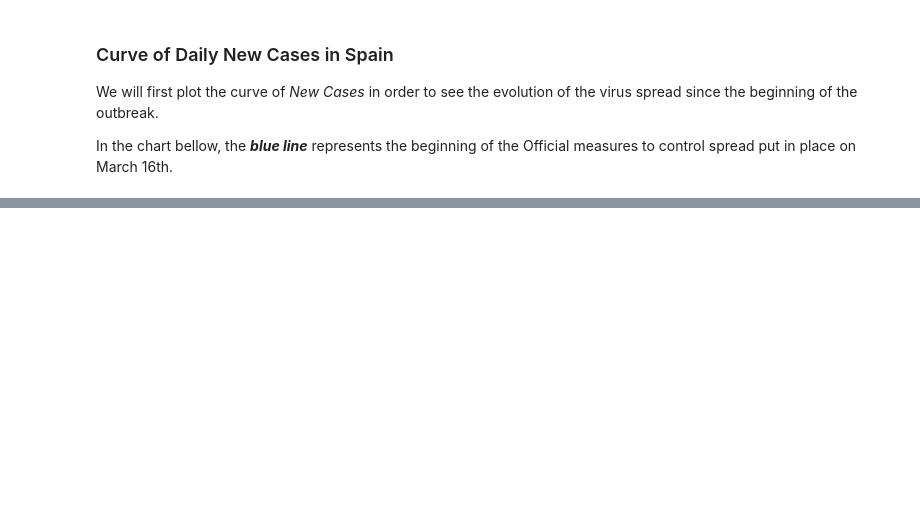
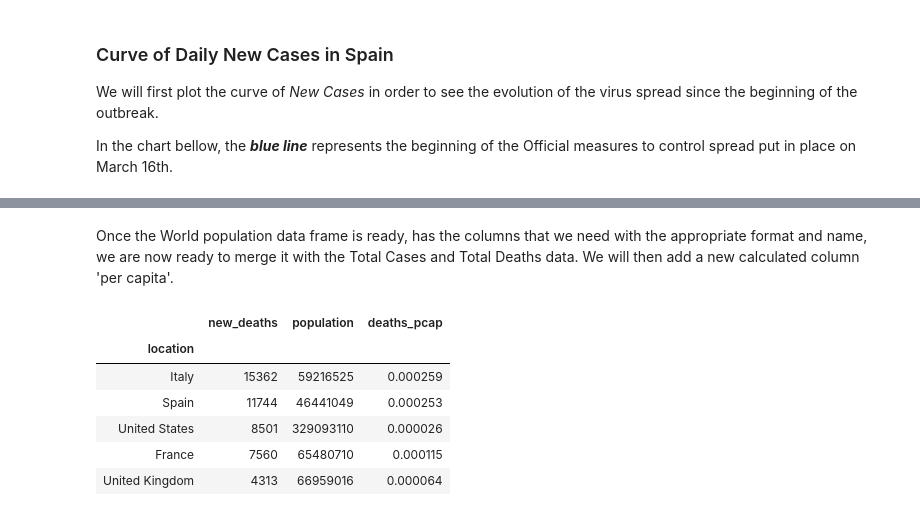
Before and after one commit to mrentem/The_Bridge_DS_projects_Python, a Jupyter notebook: projects_assignments/Coronavirus/Coronavirus_mrentem.ipynb, the cells around one changed output, grey strips where cells are left out. Saved outputs shown, nothing was run; the diff lists cells and outputs as text; code cells hidden in the pictures; blank space fills up the shorter version.

```diff
--- a/projects_assignments/Coronavirus/Coronavirus_mrentem.ipynb
+++ b/projects_assignments/Coronavirus/Coronavirus_mrentem.ipynb
@@ -227,0 +240,5 @@ plt.show()
+# %%
+## Importing data and setting the thousands delimitation to avoid importing data as string.
+
+world_population = pd.read_csv('https://raw.githubusercontent.com/rafikahmed/worldometers/master/population_dataset.csv', thousands=',')
+world_population.head()
@@ -227,0 +252,6 @@ plt.show()
+# %%
+## Create a mask to filter data for the last available year, i.e. 2019.
+
+mask_2019 = world_population['year'] == 2019
+world_population_2019 = world_population[mask_2019]
+world_population_2019.head()
@@ -227,0 +279,17 @@ plt.show()
+# %% [markdown]
+Once the World population data frame is ready, has the columns that we need with the appropriate format and name, we are now ready to merge it with the Total Cases and Total Deaths data. We will then add a new calculated column 'per capita'.
+# %%
+## Merging the datasets with an inner merge, in the column 'location'.
+## Adding a new calculated column 'per capita'
+
+total_deaths_pop = pd.merge(list_total_deaths, world_population_2019_new, on='location', how='inner')
+total_deaths_pop['deaths_pcap'] = total_deaths_pop['new_deaths'] / total_deaths_pop['population']
+total_deaths_pop.head()
+# %% [output]
+|  | new_deaths | population | deaths_pcap |
+| location |  |  |  |
+| Italy | 15362 | 59216525 | 0.000259 |
+| Spain | 11744 | 46441049 | 0.000253 |
+| United States | 8501 | 329093110 | 0.000026 |
+| France | 7560 | 65480710 | 0.000115 |
+| United Kingdom | 4313 | 66959016 | 0.000064 |
```
Also changed, not shown: parts of 22 cells of this notebook, 1 other file.
